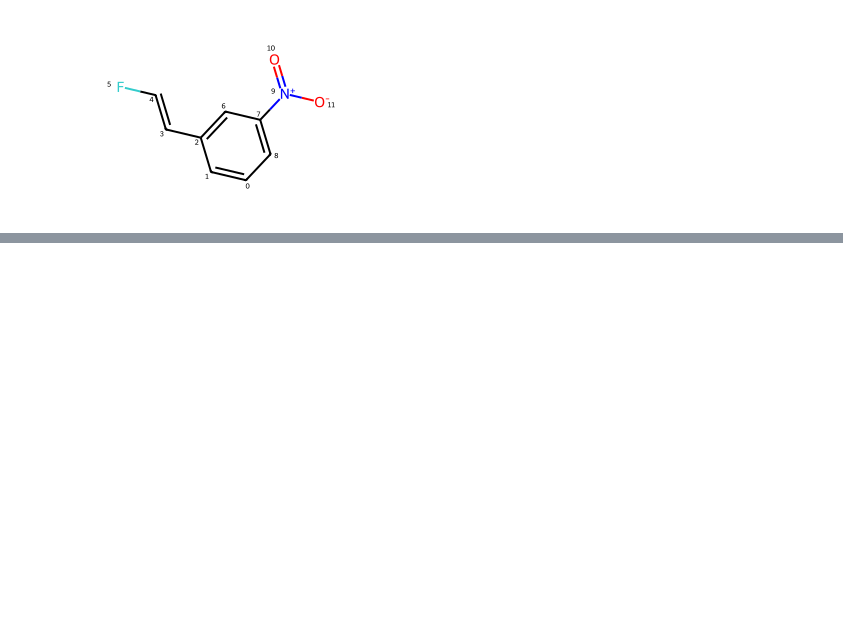
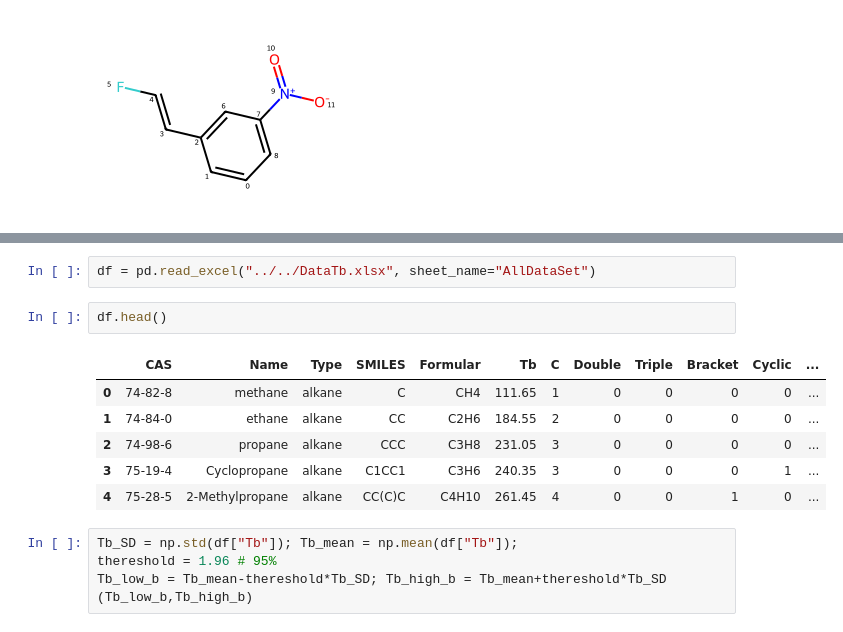
Before and after one commit to Sawahiko/SMILE_to_Feature, a Jupyter notebook: Example/For 2023-10-24/Example id=5.ipynb, the cells around one changed output, grey strips where cells are left out. Cells and saved outputs as stored; diff of their text form; blank space fills up the shorter version.

```diff
--- a/Example/For 2023-10-24/Example id=5.ipynb
+++ b/Example/For 2023-10-24/Example id=5.ipynb
@@ -50,0 +95,16 @@ Image(filename='atom_annotation_1.png')
+# %%
+df = pd.read_excel("../../DataTb.xlsx", sheet_name="AllDataSet")
+# %%
+df.head()
+# %% [output]
+|  | CAS | Name | Type | SMILES | Formular | Tb | C | Double | Triple | Bracket | Cyclic | ... |
+| 0 | 74-82-8 | methane | alkane | C | CH4 | 111.65 | 1 | 0 | 0 | 0 | 0 | ... |
+| 1 | 74-84-0 | ethane | alkane | CC | C2H6 | 184.55 | 2 | 0 | 0 | 0 | 0 | ... |
+| 2 | 74-98-6 | propane | alkane | CCC | C3H8 | 231.05 | 3 | 0 | 0 | 0 | 0 | ... |
+| 3 | 75-19-4 | Cyclopropane | alkane | C1CC1 | C3H6 | 240.35 | 3 | 0 | 0 | 0 | 1 | ... |
+| 4 | 75-28-5 | 2-Methylpropane | alkane | CC(C)C | C4H10 | 261.45 | 4 | 0 | 0 | 1 | 0 | ... |
+# %%
+Tb_SD = np.std(df["Tb"]); Tb_mean = np.mean(df["Tb"]);
+thereshold = 1.96 # 95%
+Tb_low_b = Tb_mean-thereshold*Tb_SD; Tb_high_b = Tb_mean+thereshold*Tb_SD
+(Tb_low_b,Tb_high_b)
```
Also changed, not shown: parts of 7 cells of this notebook.
